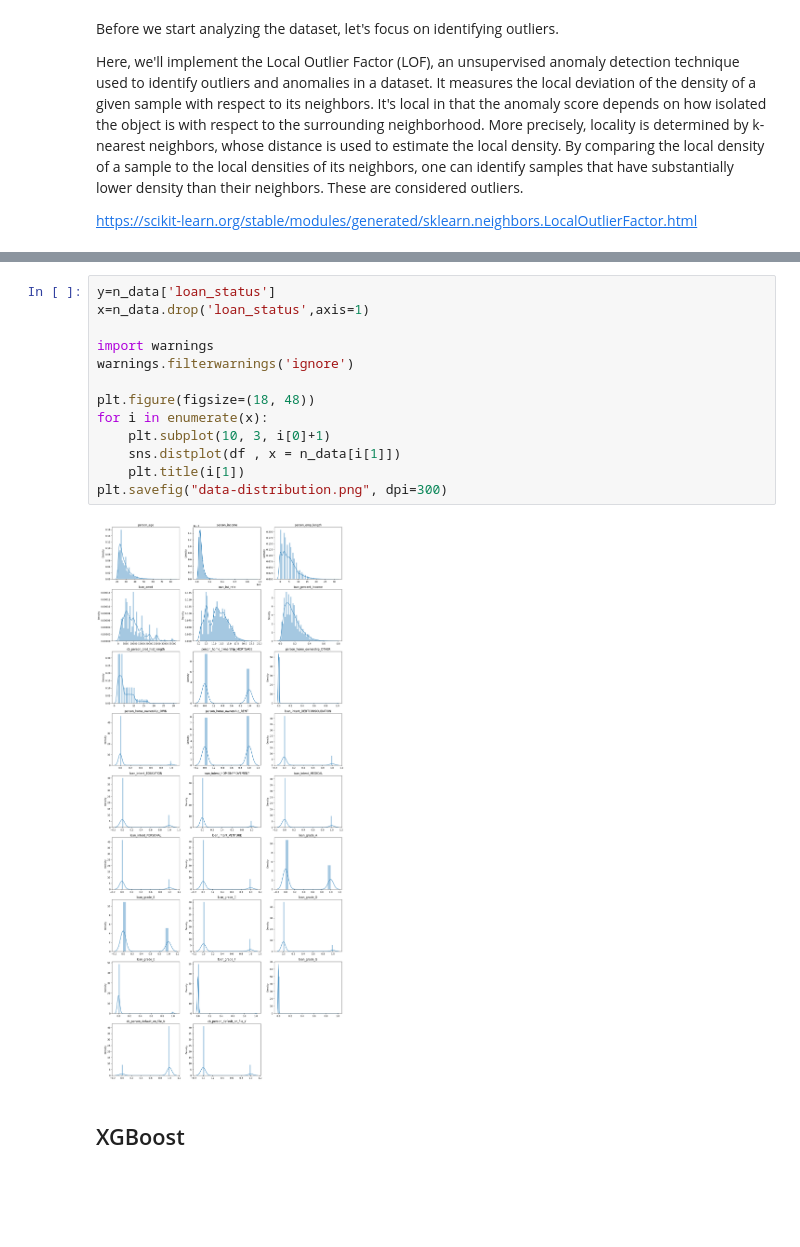
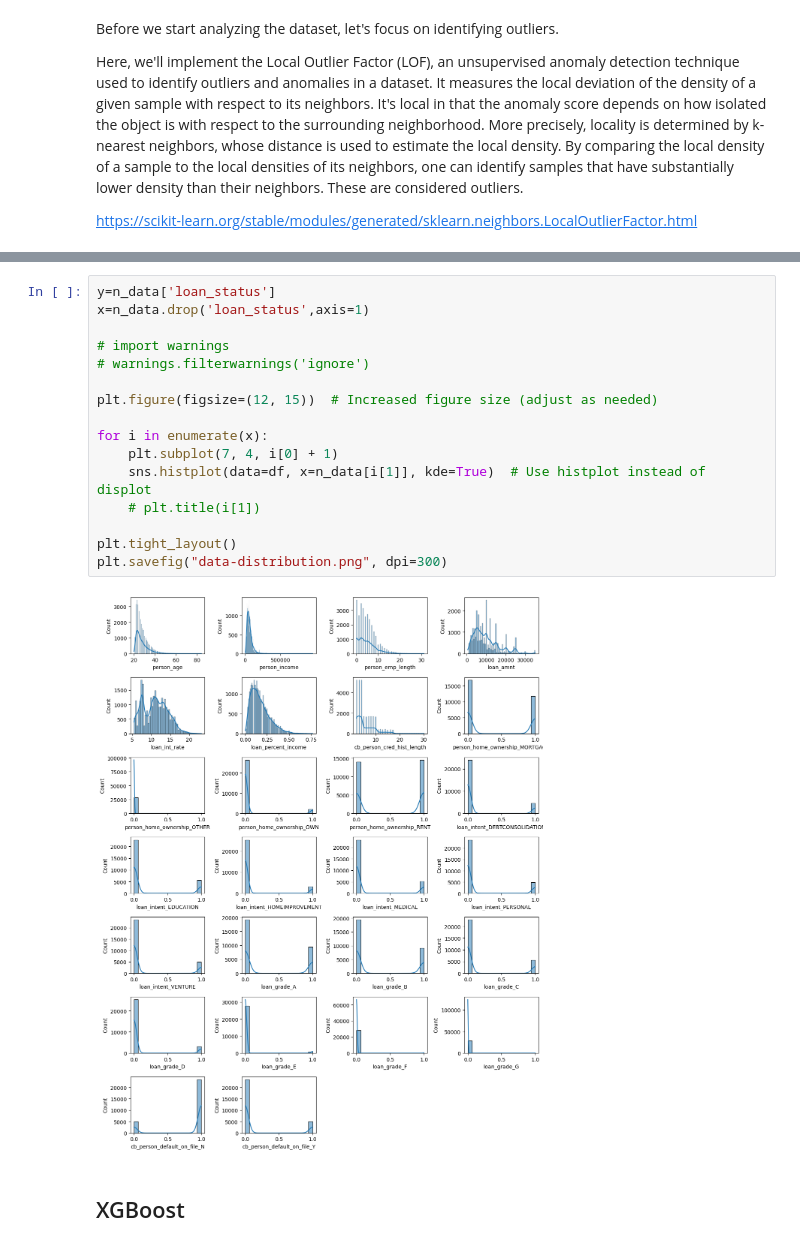
Before and after one commit to Maucalderondelab/Credit-risk-assessment, a Jupyter notebook: Credit Risk Assessment.ipynb, the cells around one changed output, grey strips where cells are left out. Drawn from its saved outputs; the diff is of its cells as text; blank space fills up the shorter version.

```diff
--- a/Credit Risk Assessment.ipynb
+++ b/Credit Risk Assessment.ipynb
@@ -144,18 +149,21 @@ n_data
 # %%
 y=n_data['loan_status']
 x=n_data.drop('loan_status',axis=1)
 
-import warnings
-warnings.filterwarnings('ignore')
+# import warnings
+# warnings.filterwarnings('ignore')
 
-plt.figure(figsize=(18, 48))
+plt.figure(figsize=(12, 15))  # Increased figure size (adjust as needed)
+
 for i in enumerate(x):
-    plt.subplot(10, 3, i[0]+1)
-    sns.distplot(df , x = n_data[i[1]])
-    plt.title(i[1])
+    plt.subplot(7, 4, i[0] + 1)
+    sns.histplot(data=df, x=n_data[i[1]], kde=True)  # Use histplot instead of displot
+    # plt.title(i[1])
+
+plt.tight_layout()
 plt.savefig("data-distribution.png", dpi=300)
 # %% [output]
-[figure, old version]
+[figure, new version]
 # %% [markdown]
 ## XGBoost
 # %%
```
Also changed, not shown: parts of 7 cells of this notebook.
